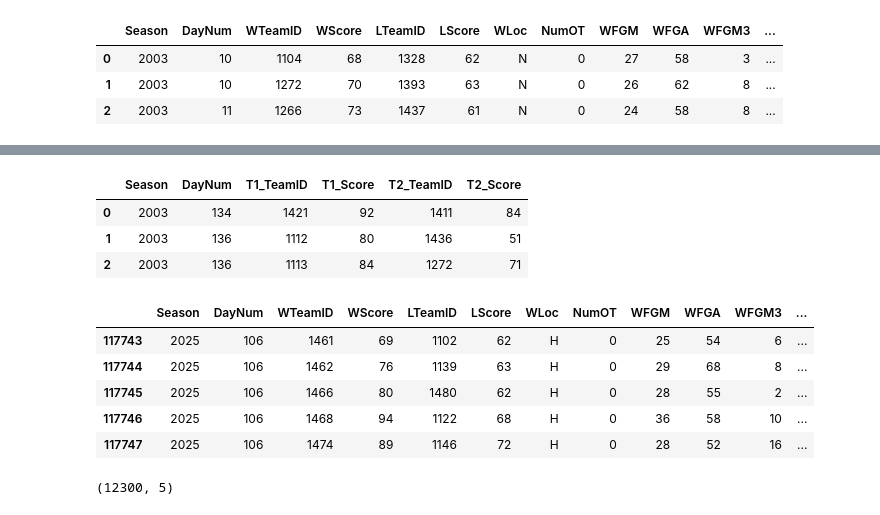
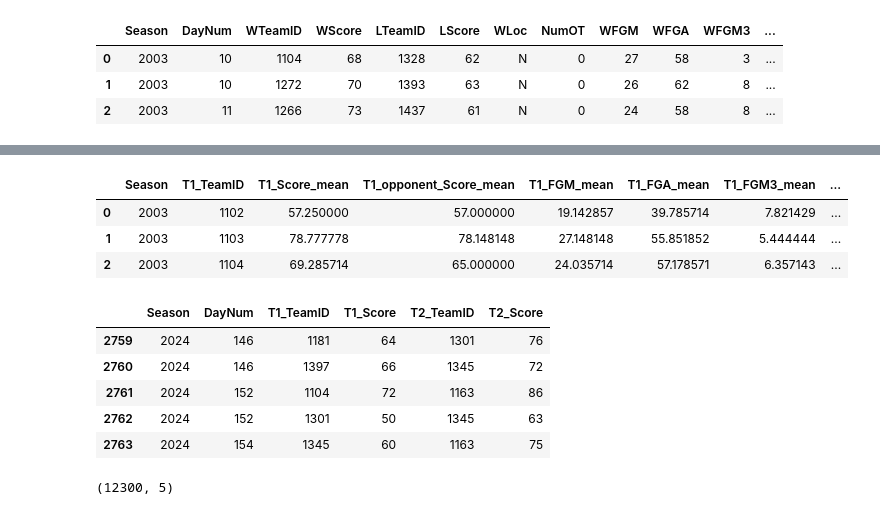
Before and after one commit to Sungi-Hwang/Kaggle, a Jupyter notebook: kaggle/2025_3th_solution.ipynb, the cells around one changed output, grey strips where cells are left out. Drawn from its saved outputs; the diff is of its cells as text; code cells hidden in the pictures.

```diff
--- a/kaggle/2025_3th_solution.ipynb
+++ b/kaggle/2025_3th_solution.ipynb
@@ -168,19 +180,19 @@ season_statistics_T2.columns.values[0] = "Season"
 
 # We don't have the box score statistics in the prediction bank. So drop it.
 tourney_data = tourney_data[['Season', 'DayNum', 'T1_TeamID', 'T1_Score', 'T2_TeamID' ,'T2_Score']]
-tourney_data.head(3)
+season_statistics_T1.head(3)
 # %% [output]
-|  | Season | DayNum | T1_TeamID | T1_Score | T2_TeamID | T2_Score |
-| 0 | 2003 | 134 | 1421 | 92 | 1411 | 84 |
-| 1 | 2003 | 136 | 1112 | 80 | 1436 | 51 |
-| 2 | 2003 | 136 | 1113 | 84 | 1272 | 71 |
+|  | Season | T1_TeamID | T1_Score_mean | T1_opponent_Score_mean | T1_FGM_mean | T1_FGA_mean | T1_FGM3_mean | ... |
+| 0 | 2003 | 1102 | 57.250000 | 57.000000 | 19.142857 | 39.785714 | 7.821429 | ... |
+| 1 | 2003 | 1103 | 78.777778 | 78.148148 | 27.148148 | 55.851852 | 5.444444 | ... |
+| 2 | 2003 | 1104 | 69.285714 | 65.000000 | 24.035714 | 57.178571 | 6.357143 | ... |
 # %%
-regular_results.tail(5)
+tourney_data.tail(5)
 # %% [output]
-|  | Season | DayNum | WTeamID | WScore | LTeamID | LScore | WLoc | NumOT | WFGM | WFGA | WFGM3 | ... |
-| 117743 | 2025 | 106 | 1461 | 69 | 1102 | 62 | H | 0 | 25 | 54 | 6 | ... |
-| 117744 | 2025 | 106 | 1462 | 76 | 1139 | 63 | H | 0 | 29 | 68 | 8 | ... |
-| 117745 | 2025 | 106 | 1466 | 80 | 1480 | 62 | H | 0 | 28 | 55 | 2 | ... |
-| 117746 | 2025 | 106 | 1468 | 94 | 1122 | 68 | H | 0 | 36 | 58 | 10 | ... |
-| 117747 | 2025 | 106 | 1474 | 89 | 1146 | 72 | H | 0 | 28 | 52 | 16 | ... |
+|  | Season | DayNum | T1_TeamID | T1_Score | T2_TeamID | T2_Score |
+| 2759 | 2024 | 146 | 1181 | 64 | 1301 | 76 |
+| 2760 | 2024 | 146 | 1397 | 66 | 1345 | 72 |
+| 2761 | 2024 | 152 | 1104 | 72 | 1163 | 86 |
+| 2762 | 2024 | 152 | 1301 | 50 | 1345 | 63 |
+| 2763 | 2024 | 154 | 1345 | 60 | 1163 | 75 |
 # %%
```
Also changed, not shown: parts of 61 cells of this notebook, 2 other files.
